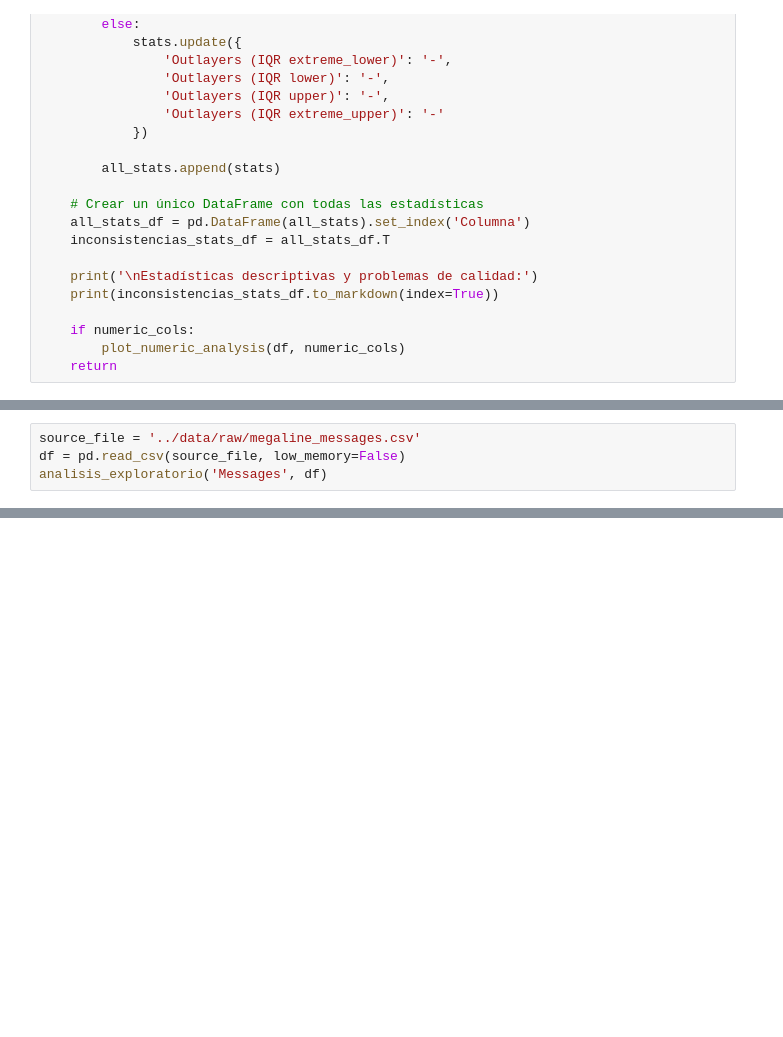
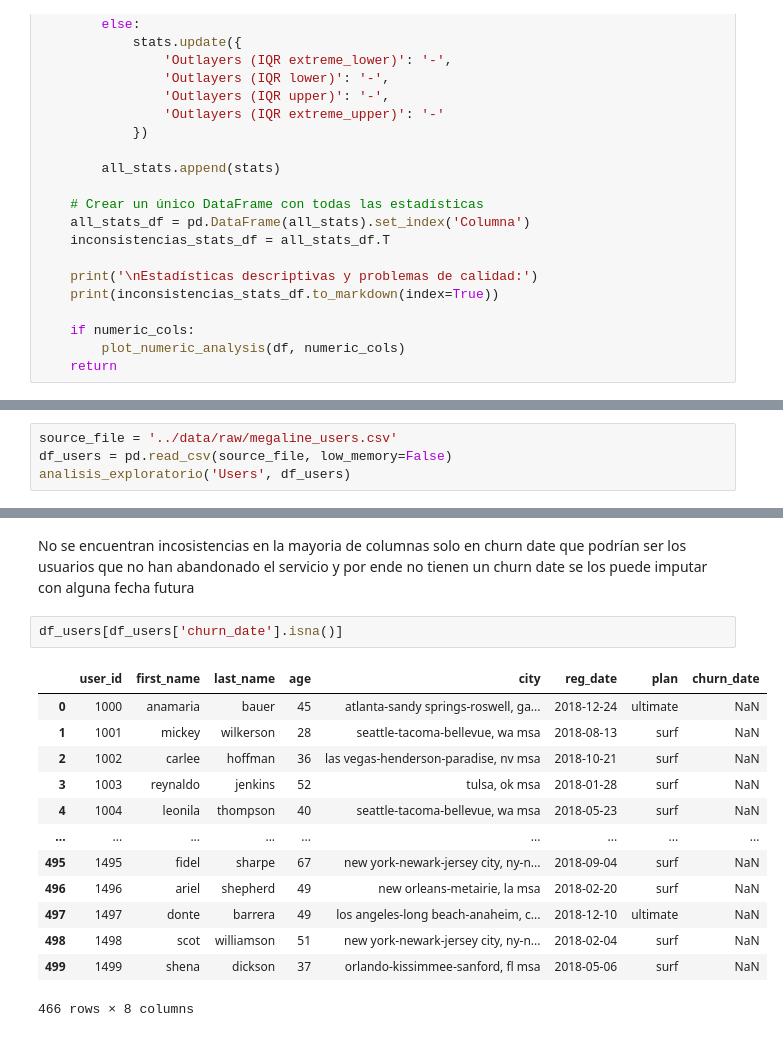
Before and after one commit to Pablouski7/examen1_DM, a Jupyter notebook: notebooks/1_EDA.ipynb, the cells around one changed output, grey strips where cells are left out. Drawn from its saved outputs; the diff is of its cells as text; blank space fills up the shorter version.

```diff
--- a/notebooks/1_EDA.ipynb
+++ b/notebooks/1_EDA.ipynb
@@ -245,6 +417,6 @@ Estadísticas descriptivas y problemas de calidad:
 # %%
-source_file = '../data/raw/megaline_messages.csv'
-df = pd.read_csv(source_file, low_memory=False)
-analisis_exploratorio('Messages', df)
+source_file = '../data/raw/megaline_users.csv'
+df_users = pd.read_csv(source_file, low_memory=False)
+analisis_exploratorio('Users', df_users)
 # %% [output]
 =============================================================================================================================
@@ -313,0 +440,18 @@ Estadísticas descriptivas y problemas de calidad:
+# %% [markdown]
+No se encuentran incosistencias en la mayoria de columnas solo en churn date que podrían ser los usuarios que no han abandonado el servicio y por ende no tienen un churn date se los puede imputar con alguna fecha futura
+# %%
+df_users[df_users['churn_date'].isna()]
+# %% [output]
+|  | user_id | first_name | last_name | age | city | reg_date | plan | churn_date |
+| 0 | 1000 | anamaria | bauer | 45 | atlanta-sandy springs-roswell, ga... | 2018-12-24 | ultimate | NaN |
+| 1 | 1001 | mickey | wilkerson | 28 | seattle-tacoma-bellevue, wa msa | 2018-08-13 | surf | NaN |
+| 2 | 1002 | carlee | hoffman | 36 | las vegas-henderson-paradise, nv msa | 2018-10-21 | surf | NaN |
+| 3 | 1003 | reynaldo | jenkins | 52 | tulsa, ok msa | 2018-01-28 | surf | NaN |
+| 4 | 1004 | leonila | thompson | 40 | seattle-tacoma-bellevue, wa msa | 2018-05-23 | surf | NaN |
+| ... | ... | ... | ... | ... | ... | ... | ... | ... |
+| 495 | 1495 | fidel | sharpe | 67 | new york-newark-jersey city, ny-n... | 2018-09-04 | surf | NaN |
+| 496 | 1496 | ariel | shepherd | 49 | new orleans-metairie, la msa | 2018-02-20 | surf | NaN |
+| 497 | 1497 | donte | barrera | 49 | los angeles-long beach-anaheim, c... | 2018-12-10 | ultimate | NaN |
+| 498 | 1498 | scot | williamson | 51 | new york-newark-jersey city, ny-n... | 2018-02-04 | surf | NaN |
+| 499 | 1499 | shena | dickson | 37 | orlando-kissimmee-sanford, fl msa | 2018-05-06 | surf | NaN |
+466 rows × 8 columns
```
Also changed, not shown: parts of 24 cells of this notebook, 2 other files.
